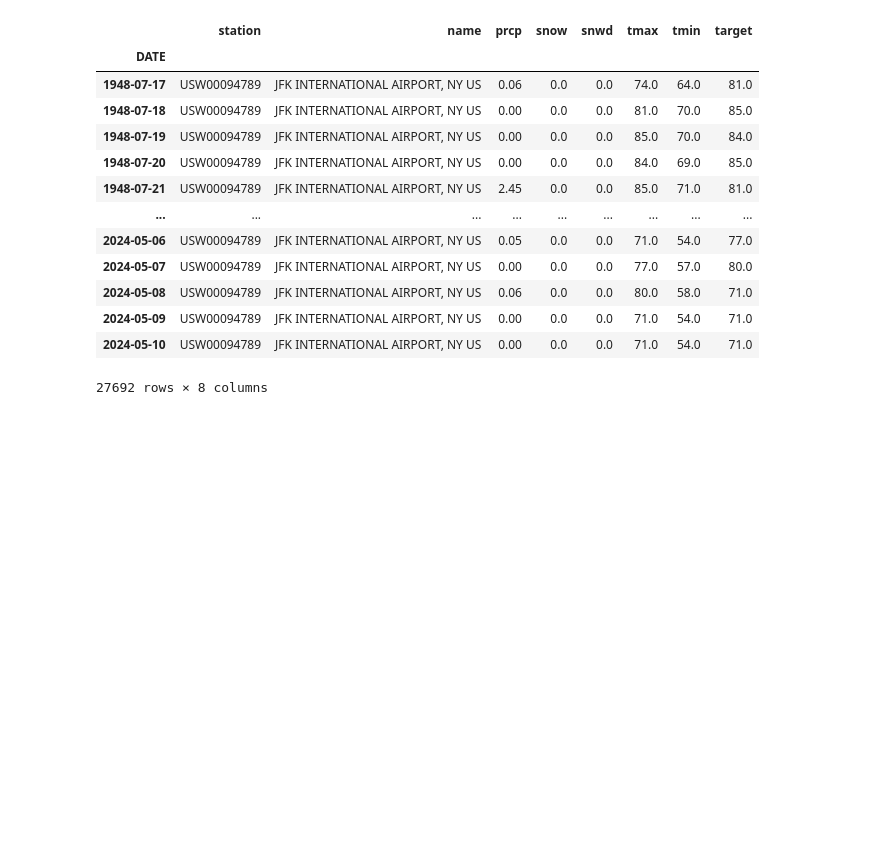
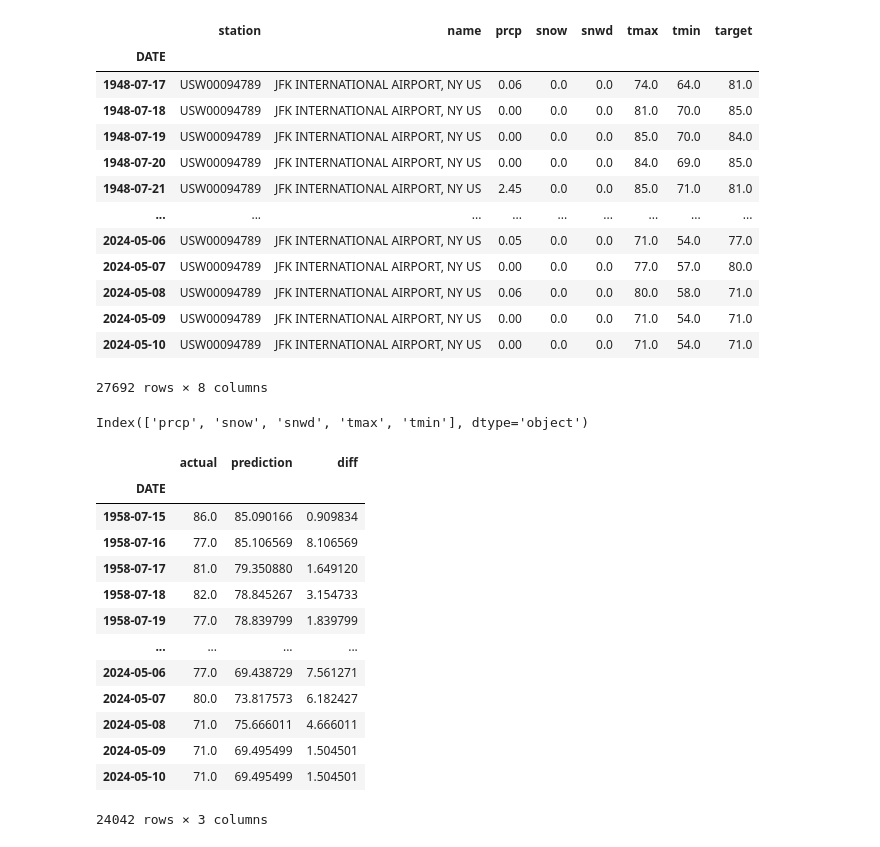
Before and after one commit to Mohsen-Fahimi/Weather-Prediction, a Jupyter notebook: Predict.ipynb, the cells around one changed output. Saved outputs shown, nothing was run; the diff lists cells and outputs as text; code cells hidden in the pictures; blank space fills up the shorter version.

Commit message:
feat: Train a machine learning model
Trained a machine learning model using the provided dataset.

```diff
--- a/Predict.ipynb
+++ b/Predict.ipynb
@@ -204,3 +204,56 @@ weather
 | 2024-05-09 | USW00094789 | JFK INTERNATIONAL AIRPORT, NY US | 0.00 | 0.0 | 0.0 | 71.0 | 54.0 | 71.0 |
 | 2024-05-10 | USW00094789 | JFK INTERNATIONAL AIRPORT, NY US | 0.00 | 0.0 | 0.0 | 71.0 | 54.0 | 71.0 |
 27692 rows × 8 columns
+# %%
+# Importing Ridge regression model from scikit-learn
+# Creating a Ridge regression model with regularization parameter alpha=0.1
+from sklearn.linear_model import Ridge
+
+rr = Ridge(alpha=0.1)
+# %%
+# Selecting predictor columns by excluding 'target', 'name', and 'station' columns from the 'weather' DataFrame
+predictors = weather.columns[~weather.columns.isin(["target", "name", "station"])]
+# %%
+predictors
+# %% [output]
+Index(['prcp', 'snow', 'snwd', 'tmax', 'tmin'], dtype='object')
+# %%
+# Perform backtesting of the model's predictions using a rolling window approach
+def backtest(weather, model, predictors, start=3650, step=90):
+    all_predictions = []
+
+    for i in range(start, weather.shape[0], step):
+        train = weather.iloc[:i,:]
+        test = weather.iloc[i:(i+step),:]
+
+        model.fit(train[predictors], train["target"])
+
+        preds = model.predict(test[predictors])
+
+        combined = pd.concat([test["target"], pd.Series(preds, index=test.index)], axis=1)
+
+        combined.columns = ["actual", "prediction"]
+        combined["diff"] = (combined["prediction"] - combined["actual"]).abs()
+
+        all_predictions.append(combined)
+
+    return pd.concat(all_predictions)
+# %%
+predictions = backtest(weather, rr, predictors)
+# %%
+predictions
+# %% [output]
+|  | actual | prediction | diff |
+| DATE |  |  |  |
+| 1958-07-15 | 86.0 | 85.090166 | 0.909834 |
+| 1958-07-16 | 77.0 | 85.106569 | 8.106569 |
+| 1958-07-17 | 81.0 | 79.350880 | 1.649120 |
+| 1958-07-18 | 82.0 | 78.845267 | 3.154733 |
+| 1958-07-19 | 77.0 | 78.839799 | 1.839799 |
+| ... | ... | ... | ... |
+| 2024-05-06 | 77.0 | 69.438729 | 7.561271 |
+| 2024-05-07 | 80.0 | 73.817573 | 6.182427 |
+| 2024-05-08 | 71.0 | 75.666011 | 4.666011 |
+| 2024-05-09 | 71.0 | 69.495499 | 1.504501 |
+| 2024-05-10 | 71.0 | 69.495499 | 1.504501 |
+24042 rows × 3 columns
```
